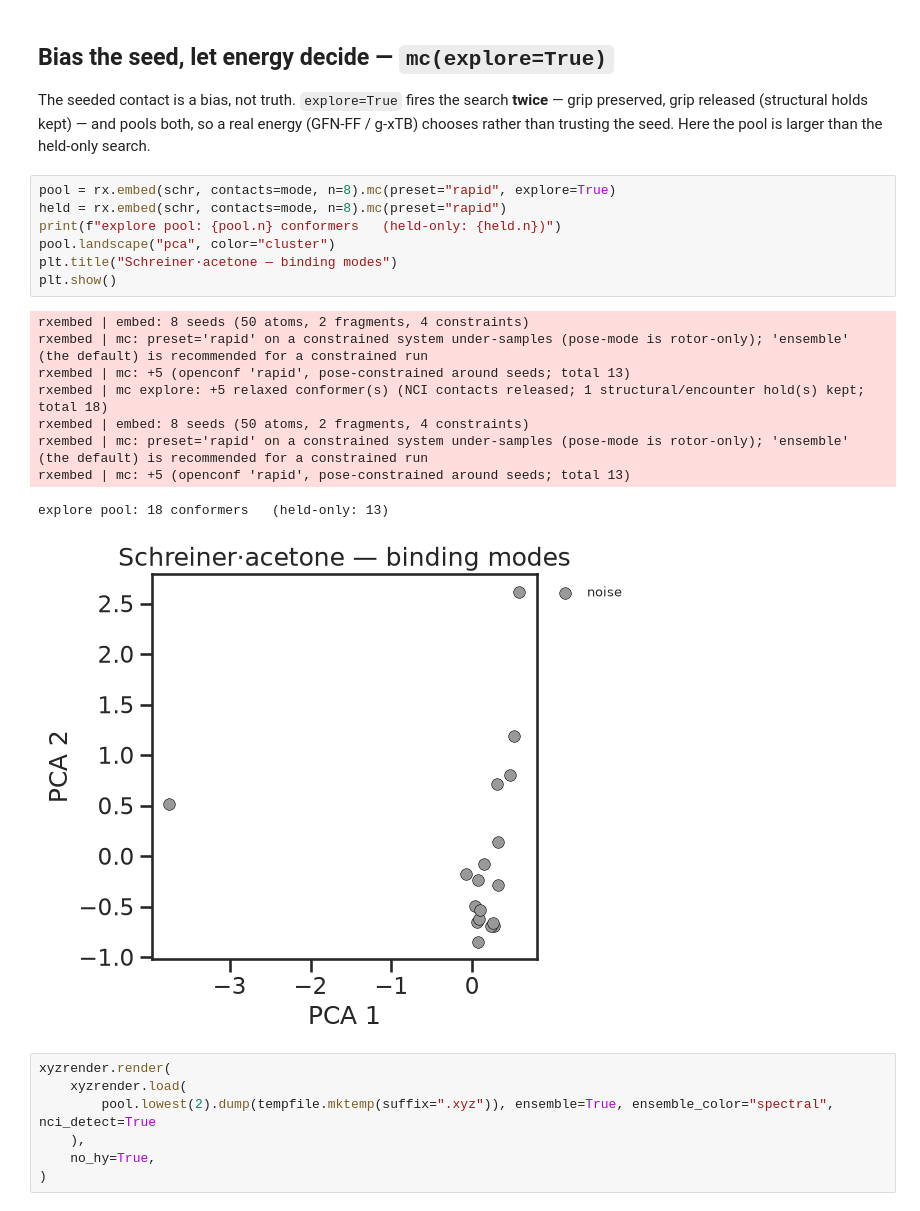
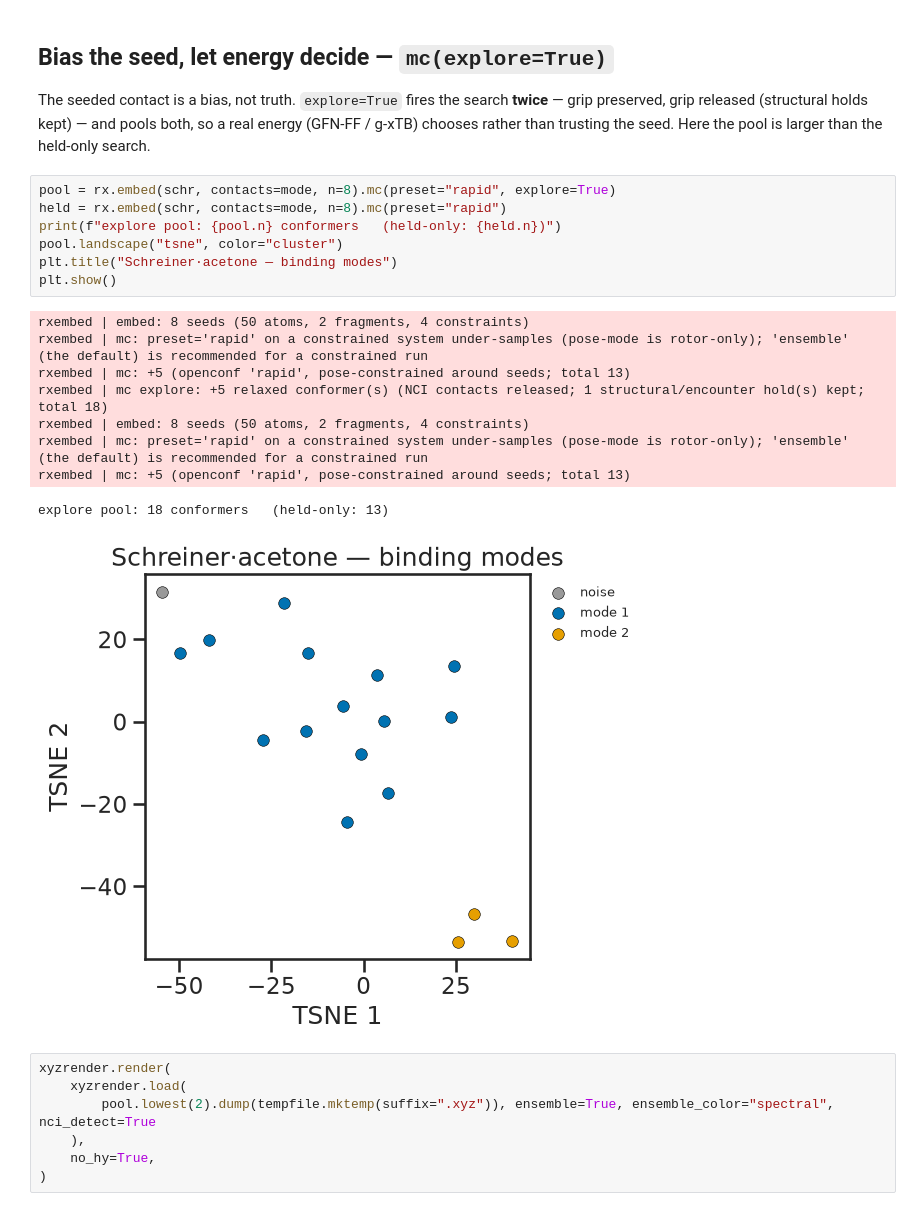
Before and after one commit to aligfellow/rxembed, a Jupyter notebook: examples/03_nci.ipynb, the cells around one changed output. Drawn from its saved outputs; the diff is of its cells as text.

```diff
--- a/examples/03_nci.ipynb
+++ b/examples/03_nci.ipynb
@@ -169,20 +169,20 @@ The seeded contact is a bias, not truth. `explore=True` fires the search **twice
 # %%
 pool = rx.embed(schr, contacts=mode, n=8).mc(preset="rapid", explore=True)
 held = rx.embed(schr, contacts=mode, n=8).mc(preset="rapid")
 print(f"explore pool: {pool.n} conformers   (held-only: {held.n})")
-pool.landscape("pca", color="cluster")
+pool.landscape("tsne", color="cluster")
 plt.title("Schreiner·acetone — binding modes")
 plt.show()
 # %% [output]
 rxembed | embed: 8 seeds (50 atoms, 2 fragments, 4 constraints)
 rxembed | mc: preset='rapid' on a constrained system under-samples (pose-mode is rotor-only); 'ensemble' (the default) is recommended for a constrained run
 rxembed | mc: +5 (openconf 'rapid', pose-constrained around seeds; total 13)
 rxembed | mc explore: +5 relaxed conformer(s) (NCI contacts released; 1 structural/encounter hold(s) kept; total 18)
 rxembed | embed: 8 seeds (50 atoms, 2 fragments, 4 constraints)
 rxembed | mc: preset='rapid' on a constrained system under-samples (pose-mode is rotor-only); 'ensemble' (the default) is recommended for a constrained run
 rxembed | mc: +5 (openconf 'rapid', pose-constrained around seeds; total 13)
 explore pool: 18 conformers   (held-only: 13)
-[figure, old version]
+[figure, new version]
 # %%
 xyzrender.render(
     xyzrender.load(
```
Also changed, not shown: parts of 3 cells of this notebook, 7 other files.
